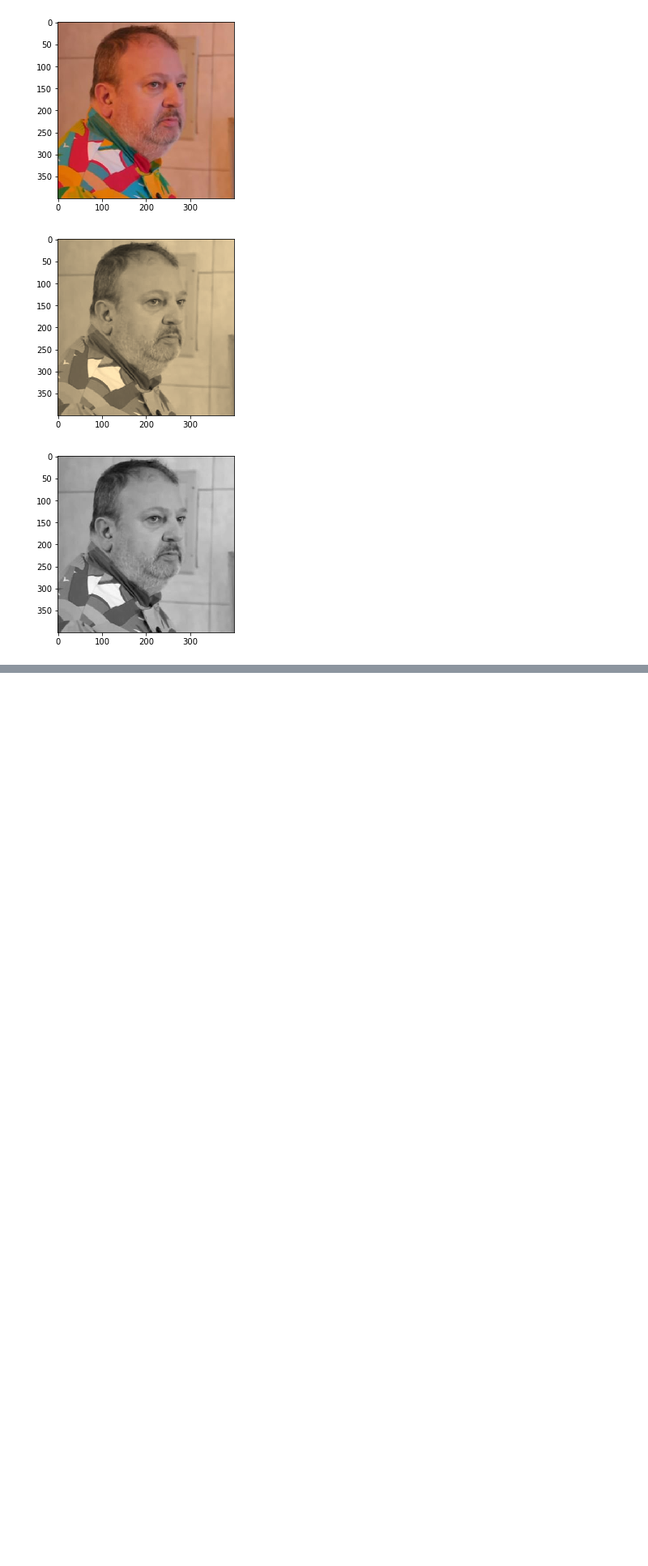
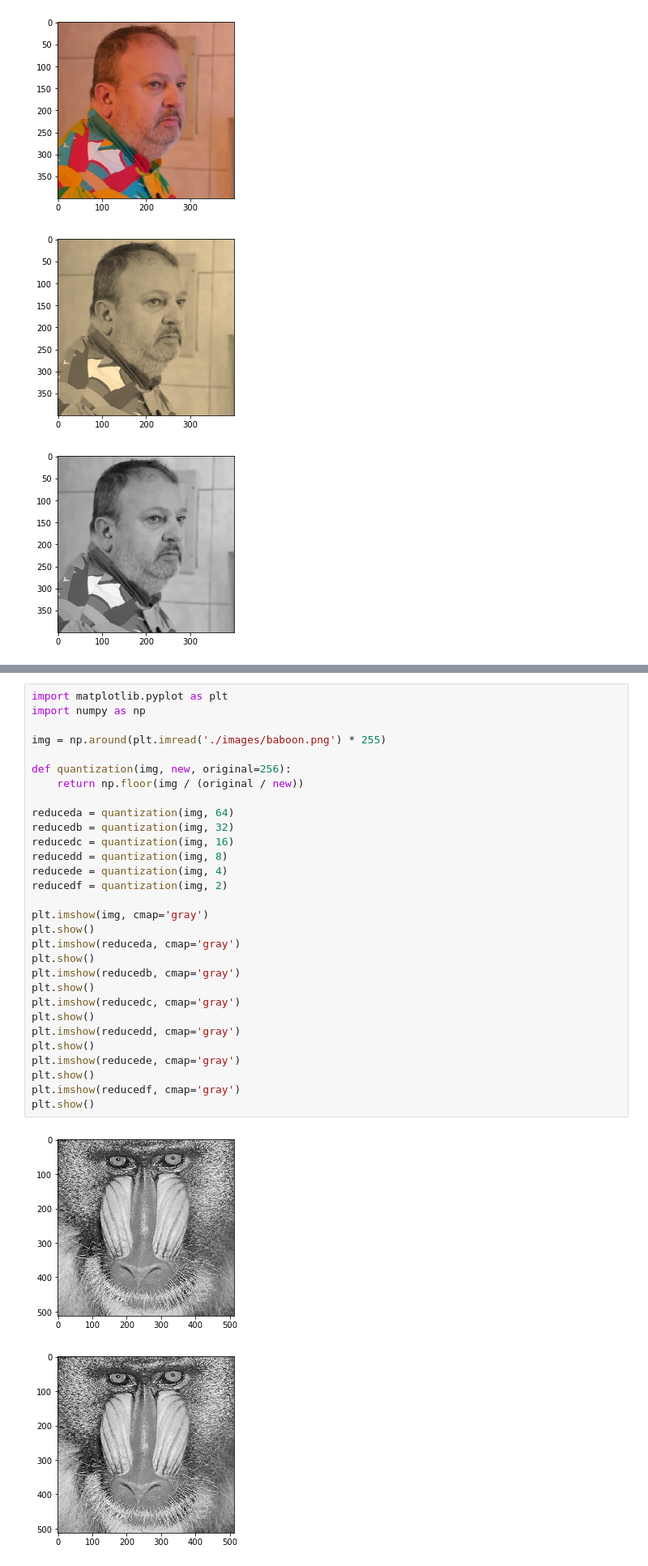
Before and after one commit to natanbcpc/t1-mc920, a Jupyter notebook: t1.ipynb, the cells around one changed output, grey strips where cells are left out. Shown at 81% size. Drawn from its saved outputs; the diff is of its cells as text; blank space fills up the shorter version.

Commit message:
brightness and quantization

```diff
--- a/t1.ipynb
+++ b/t1.ipynb
@@ -127,0 +154,33 @@ plt.show()
+# %%
+import matplotlib.pyplot as plt
+import numpy as np
+
+img = np.around(plt.imread('./images/baboon.png') * 255)
+
+def quantization(img, new, original=256):
+    return np.floor(img / (original / new))
+
+reduceda = quantization(img, 64)
+reducedb = quantization(img, 32)
+reducedc = quantization(img, 16)
+reducedd = quantization(img, 8)
+reducede = quantization(img, 4)
+reducedf = quantization(img, 2)
+
+plt.imshow(img, cmap='gray')
+plt.show()
+plt.imshow(reduceda, cmap='gray')
+plt.show()
+plt.imshow(reducedb, cmap='gray')
+plt.show()
+plt.imshow(reducedc, cmap='gray')
+plt.show()
+plt.imshow(reducedd, cmap='gray')
+plt.show()
+plt.imshow(reducede, cmap='gray')
+plt.show()
+plt.imshow(reducedf, cmap='gray')
+plt.show()
+# %% [output]
+[figure, added]
+[figure, added]
```
Also changed, not shown: parts of 2 cells of this notebook.
